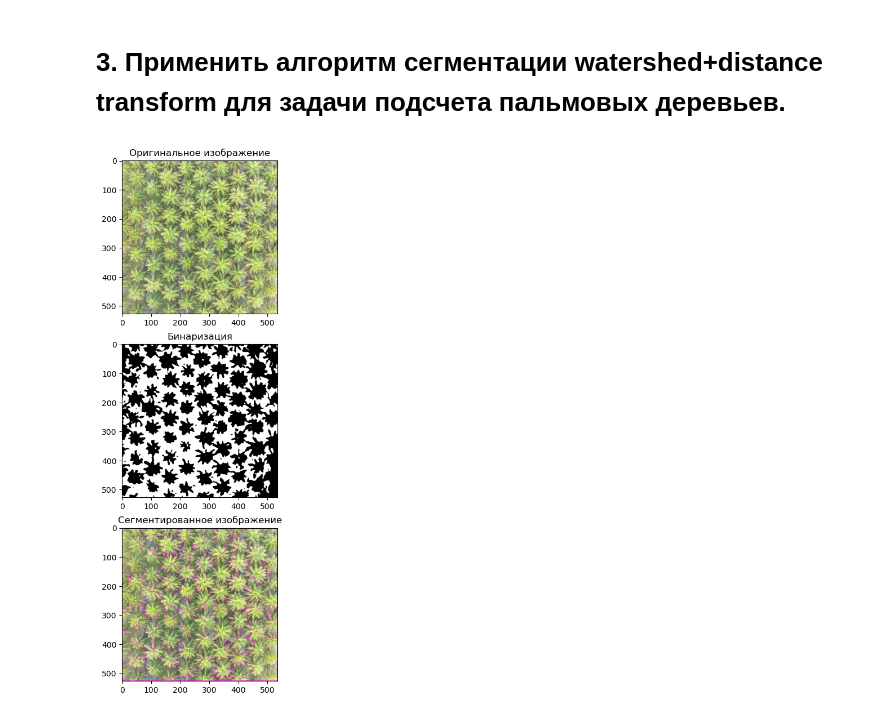
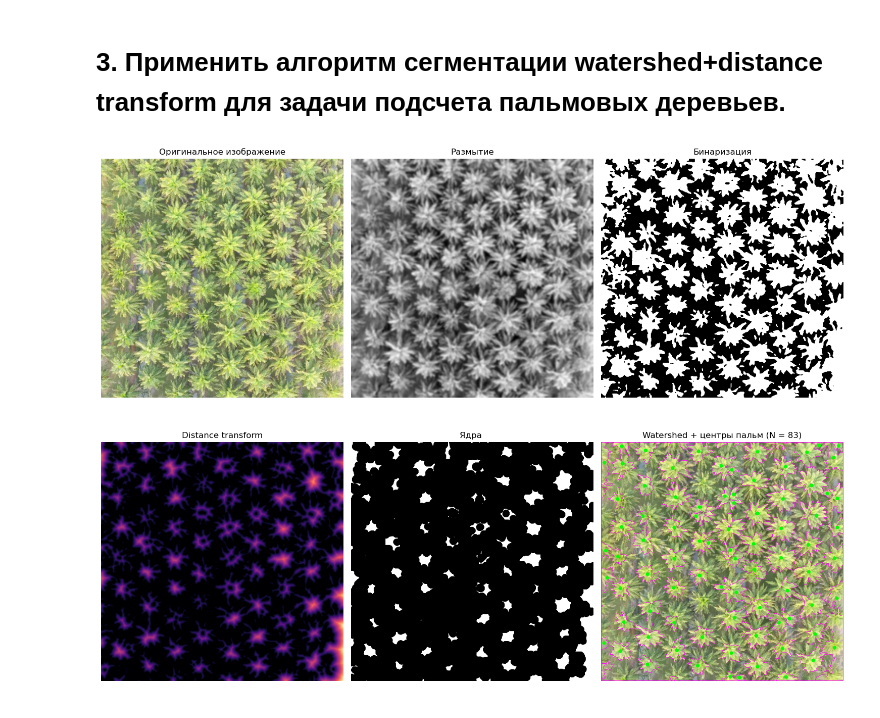
Before and after one commit to danyagalkin2/OI, a Jupyter notebook: practice4/task4.ipynb, the cells around one changed output. Cells and saved outputs as stored; diff of their text form; code cells hidden in the pictures.

```diff
--- a/practice4/task4.ipynb
+++ b/practice4/task4.ipynb
@@ -88,36 +88,100 @@ plt.show()
 # %% [markdown]
 # 3. Применить алгоритм сегментации watershed+distance transform для задачи подсчета пальмовых деревьев.
 # %%
+
 image = cv2.imread("palm_1.jpg")
 image_gray = cv2.cvtColor(image, cv2.COLOR_BGR2GRAY)
 
-blurred = cv2.GaussianBlur(image_gray, (13, 13), 0)
-ret, thresh = cv2.threshold(blurred, 0, 255, cv2.THRESH_BINARY_INV + cv2.THRESH_OTSU)
-dist_transform = cv2.distanceTransform(thresh, cv2.DIST_L2, 5)
+blurred = cv2.GaussianBlur(image_gray, (9, 9), 0)
 
-local_maxima = ndimage.maximum_filter(dist_transform, size=20, mode='constant')
+_, thresh = cv2.threshold(
+    blurred, 0, 255,
+    cv2.THRESH_BINARY + cv2.THRESH_OTSU
+)
 
-ret, sure_fg = cv2.threshold(dist_transform, 0.5 * dist_transform.max(), 255, cv2.THRESH_BINARY)
+kernel = np.ones((3, 3), np.uint8)
+opening = cv2.morphologyEx(thresh, cv2.MORPH_OPEN, kernel, iterations=1)
+
+sure_bg = cv2.dilate(opening, kernel, iterations=3)
+
+dist_transform = cv2.distanceTransform(opening, cv2.DIST_L2, 5)
+
+_, sure_fg = cv2.threshold(
+    dist_transform,
+    0.25 * dist_transform.max(),
+    255,
+    0
+)
 sure_fg = sure_fg.astype(np.uint8)
+
+unknown = cv2.subtract(sure_bg, sure_fg)
+
 ret, markers = cv2.connectedComponents(sure_fg)
-markers = cv2.watershed(image, markers.astype(np.int32))
 
-num = len(np.unique(markers)) - 1
+markers = markers + 1
+
+markers[unknown == 255] = 0
+
+markers = cv2.watershed(image, markers)
 
 segmented_image = image.copy()
 segmented_image[markers == -1] = [255, 0, 255]
 
+num_palms = 0
+centers_image = segmented_image.copy()
+min_area = 200
+
+for label in np.unique(markers):
+    if label <= 1:
+        continue
+
+    mask = (markers == label).astype(np.uint8)
+    area = cv2.countNonZero(mask)
+    if area < min_area:
+        continue
+
+    ys, xs = np.where(mask == 1)
+    cx = int(xs.mean())
+    cy = int(ys.mean())
+
+    cv2.circle(centers_image, (cx, cy), 4, (0, 255, 0), -1)
+    num_palms += 1
+
 plt.figure(figsize=(15, 12))
-plt.subplot(3, 1, 1)
+
+plt.subplot(2, 3, 1)
 plt.imshow(cv2.cvtColor(image, cv2.COLOR_BGR2RGB))
 plt.title("Оригинальное изображение")
-plt.subplot(3, 1, 2)
+plt.axis("off")
+
+plt.subplot(2, 3, 2)
+plt.imshow(blurred, cmap="gray")
+plt.title("Размытие")
+plt.axis("off")
+
+plt.subplot(2, 3, 3)
 plt.imshow(thresh, cmap="gray")
 plt.title("Бинаризация")
-plt.subplot(3, 1, 3)
-plt.imshow(cv2.cvtColor(segmented_image, cv2.COLOR_BGR2RGB))
-plt.title("Сегментированное изображение")
+plt.axis("off")
+
+plt.subplot(2, 3, 4)
+plt.imshow(dist_transform, cmap="magma")
+plt.title("Distance transform")
+plt.axis("off")
+
+plt.subplot(2, 3, 5)
+plt.imshow(sure_fg, cmap="gray")
+plt.title("Ядра ")
+plt.axis("off")
+
+plt.subplot(2, 3, 6)
+plt.imshow(cv2.cvtColor(centers_image, cv2.COLOR_BGR2RGB))
+plt.title(f"Watershed + центры пальм (N = {num_palms})")
+plt.axis("off")
+
+plt.tight_layout()
 plt.show()
-print("Количество пальм:", num)
+
+print("Количество пальм:", num_palms)
 # %% [output]
-[figure, old version]
+[figure, new version]
```
Also changed, not shown: parts of 1 cell of this notebook.
